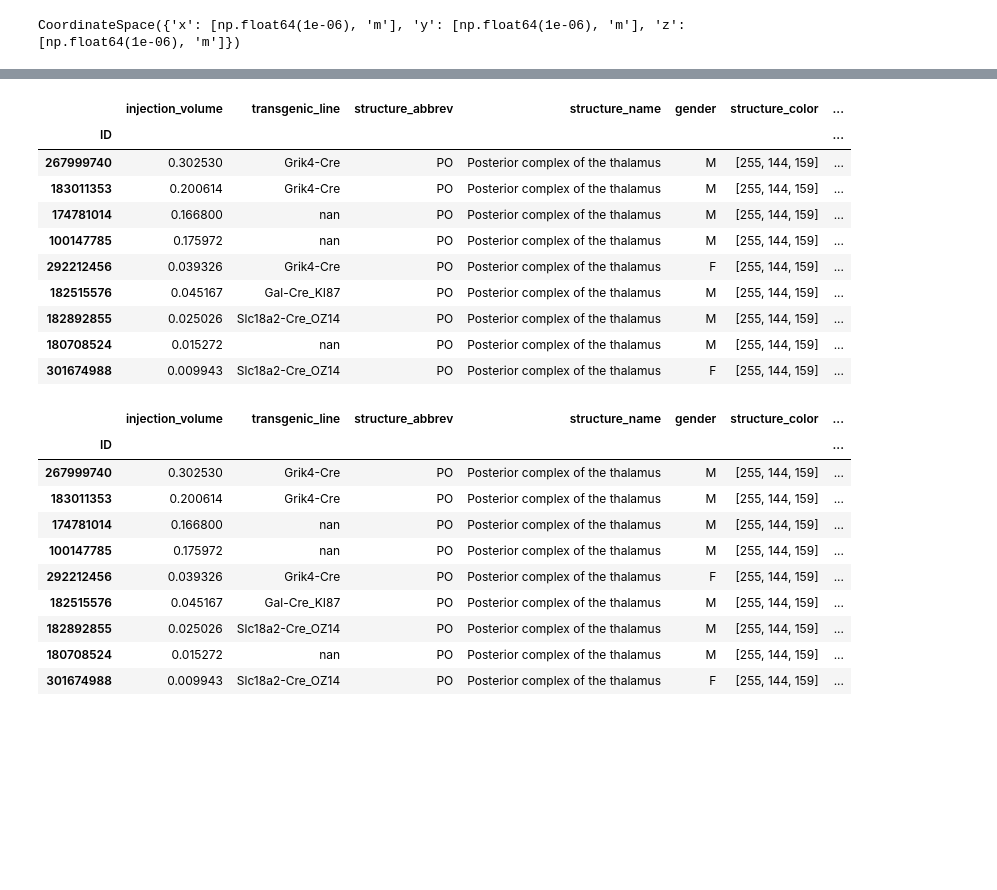
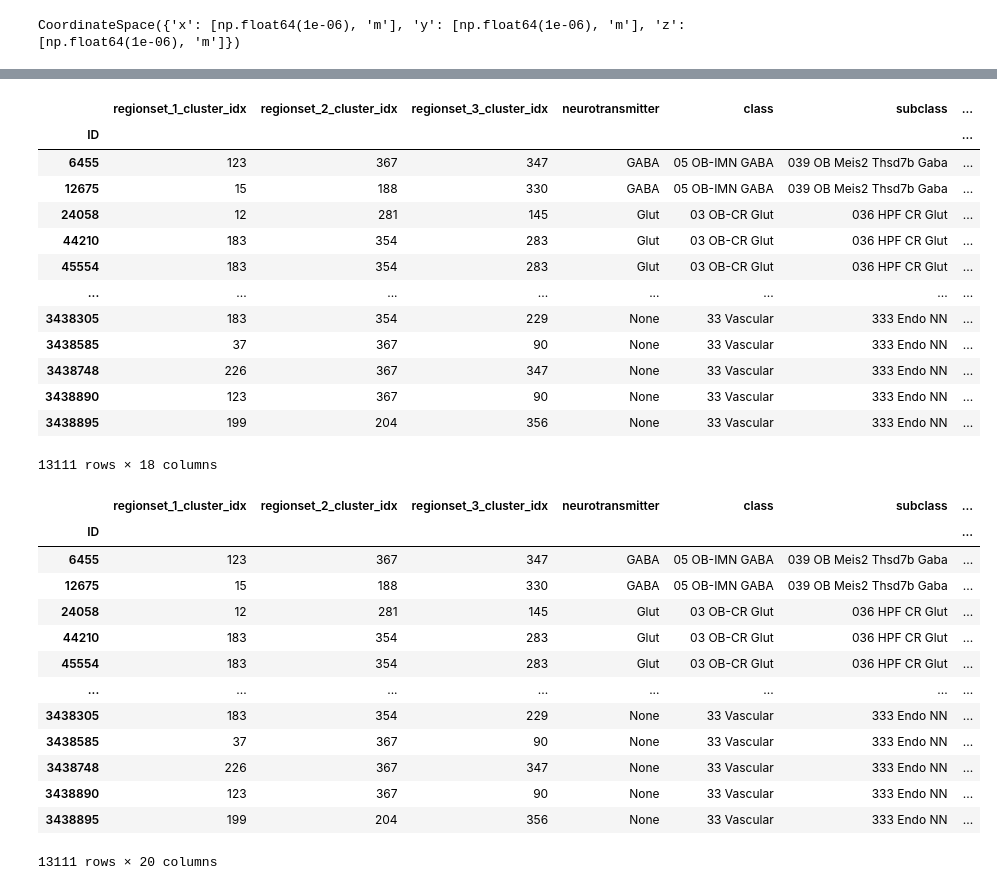
Before and after one commit to fcollman/precomputed_python, a Jupyter notebook: example.ipynb, the cells around one changed output, grey strips where cells are left out. Cells and saved outputs as stored; diff of their text form; code cells hidden in the pictures; blank space fills up the shorter version.

```diff
--- a/example.ipynb
+++ b/example.ipynb
@@ -178,33 +122,39 @@ ann
 # %%
-df =pre_ann.get_by_relationship('structure_id', ann['structure_id'][0])
+df =pre_ann.get_by_relationship('ccf_ids', ann['ccf_ids'][3])
 df
 # %% [output]
-|  | injection_volume | transgenic_line | structure_abbrev | structure_name | gender | structure_color | ... |
+|  | regionset_1_cluster_idx | regionset_2_cluster_idx | regionset_3_cluster_idx | neurotransmitter | class | subclass | ... |
 | ID |  |  |  |  |  |  | ... |
-| 267999740 | 0.302530 | Grik4-Cre | PO | Posterior complex of the thalamus | M | [255, 144, 159] | ... |
-| 183011353 | 0.200614 | Grik4-Cre | PO | Posterior complex of the thalamus | M | [255, 144, 159] | ... |
-| 174781014 | 0.166800 | nan | PO | Posterior complex of the thalamus | M | [255, 144, 159] | ... |
-| 100147785 | 0.175972 | nan | PO | Posterior complex of the thalamus | M | [255, 144, 159] | ... |
-| 292212456 | 0.039326 | Grik4-Cre | PO | Posterior complex of the thalamus | F | [255, 144, 159] | ... |
-| 182515576 | 0.045167 | Gal-Cre_KI87 | PO | Posterior complex of the thalamus | M | [255, 144, 159] | ... |
-| 182892855 | 0.025026 | Slc18a2-Cre_OZ14 | PO | Posterior complex of the thalamus | M | [255, 144, 159] | ... |
-| 180708524 | 0.015272 | nan | PO | Posterior complex of the thalamus | M | [255, 144, 159] | ... |
-| 301674988 | 0.009943 | Slc18a2-Cre_OZ14 | PO | Posterior complex of the thalamus | F | [255, 144, 159] | ... |
+| 6455 | 123 | 367 | 347 | GABA | 05 OB-IMN GABA | 039 OB Meis2 Thsd7b Gaba | ... |
+| 12675 | 15 | 188 | 330 | GABA | 05 OB-IMN GABA | 039 OB Meis2 Thsd7b Gaba | ... |
+| 24058 | 12 | 281 | 145 | Glut | 03 OB-CR Glut | 036 HPF CR Glut | ... |
+| 44210 | 183 | 354 | 283 | Glut | 03 OB-CR Glut | 036 HPF CR Glut | ... |
+| 45554 | 183 | 354 | 283 | Glut | 03 OB-CR Glut | 036 HPF CR Glut | ... |
+| ... | ... | ... | ... | ... | ... | ... | ... |
+| 3438305 | 183 | 354 | 229 | None | 33 Vascular | 333 Endo NN | ... |
+| 3438585 | 37 | 367 | 90 | None | 33 Vascular | 333 Endo NN | ... |
+| 3438748 | 226 | 367 | 347 | None | 33 Vascular | 333 Endo NN | ... |
+| 3438890 | 123 | 367 | 90 | None | 33 Vascular | 333 Endo NN | ... |
+| 3438895 | 199 | 204 | 356 | None | 33 Vascular | 333 Endo NN | ... |
+13111 rows × 18 columns
 # %%
-df =pre_ann.get_by_relationship('structure_id', ann['structure_id'][0], get_relationships=True)
+df =pre_ann.get_by_relationship('ccf_ids', ann['ccf_ids'][3], get_relationships=True)
 df
 # %% [output]
-|  | injection_volume | transgenic_line | structure_abbrev | structure_name | gender | structure_color | ... |
+|  | regionset_1_cluster_idx | regionset_2_cluster_idx | regionset_3_cluster_idx | neurotransmitter | class | subclass | ... |
 | ID |  |  |  |  |  |  | ... |
-| 267999740 | 0.302530 | Grik4-Cre | PO | Posterior complex of the thalamus | M | [255, 144, 159] | ... |
-| 183011353 | 0.200614 | Grik4-Cre | PO | Posterior complex of the thalamus | M | [255, 144, 159] | ... |
-| 174781014 | 0.166800 | nan | PO | Posterior complex of the thalamus | M | [255, 144, 159] | ... |
-| 100147785 | 0.175972 | nan | PO | Posterior complex of the thalamus | M | [255, 144, 159] | ... |
-| 292212456 | 0.039326 | Grik4-Cre | PO | Posterior complex of the thalamus | F | [255, 144, 159] | ... |
-| 182515576 | 0.045167 | Gal-Cre_KI87 | PO | Posterior complex of the thalamus | M | [255, 144, 159] | ... |
-| 182892855 | 0.025026 | Slc18a2-Cre_OZ14 | PO | Posterior complex of the thalamus | M | [255, 144, 159] | ... |
-| 180708524 | 0.015272 | nan | PO | Posterior complex of the thalamus | M | [255, 144, 159] | ... |
-| 301674988 | 0.009943 | Slc18a2-Cre_OZ14 | PO | Posterior complex of the thalamus | F | [255, 144, 159] | ... |
+| 6455 | 123 | 367 | 347 | GABA | 05 OB-IMN GABA | 039 OB Meis2 Thsd7b Gaba | ... |
+| 12675 | 15 | 188 | 330 | GABA | 05 OB-IMN GABA | 039 OB Meis2 Thsd7b Gaba | ... |
+| 24058 | 12 | 281 | 145 | Glut | 03 OB-CR Glut | 036 HPF CR Glut | ... |
+| 44210 | 183 | 354 | 283 | Glut | 03 OB-CR Glut | 036 HPF CR Glut | ... |
+| 45554 | 183 | 354 | 283 | Glut | 03 OB-CR Glut | 036 HPF CR Glut | ... |
+| ... | ... | ... | ... | ... | ... | ... | ... |
+| 3438305 | 183 | 354 | 229 | None | 33 Vascular | 333 Endo NN | ... |
+| 3438585 | 37 | 367 | 90 | None | 33 Vascular | 333 Endo NN | ... |
+| 3438748 | 226 | 367 | 347 | None | 33 Vascular | 333 Endo NN | ... |
+| 3438890 | 123 | 367 | 90 | None | 33 Vascular | 333 Endo NN | ... |
+| 3438895 | 199 | 204 | 356 | None | 33 Vascular | 333 Endo NN | ... |
+13111 rows × 20 columns
 # %%
 df = pre_ann.get_all_annotations()
 df.head()
```
Also changed, not shown: parts of 19 cells of this notebook, 1 other file.
